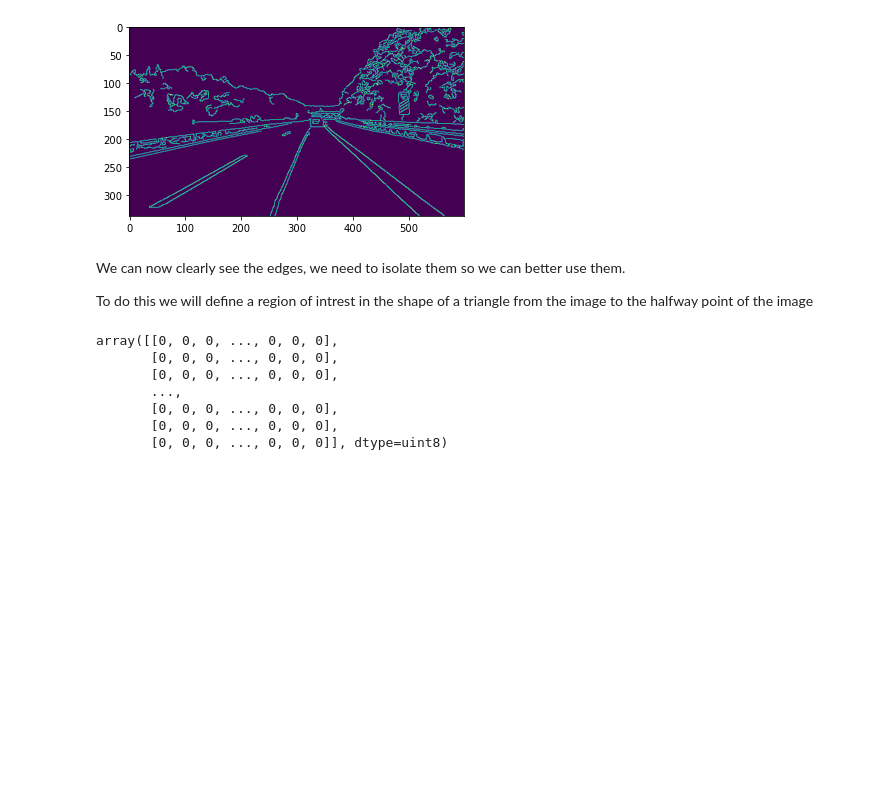
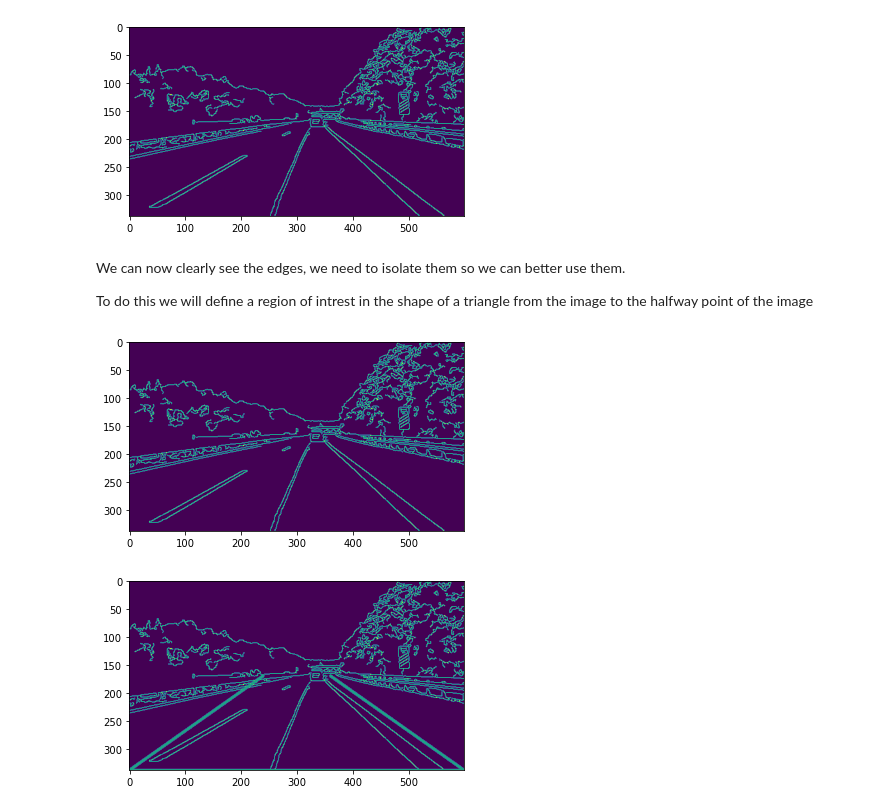
Before and after one commit to Trent-Kindvall/lane-detection, a Jupyter notebook: lane-detection.ipynb, the cells around one changed output. Saved outputs shown, nothing was run; the diff lists cells and outputs as text; code cells hidden in the pictures; blank space fills up the shorter version.

```diff
--- a/lane-detection.ipynb
+++ b/lane-detection.ipynb
@@ -55,24 +55,22 @@ plt.show()
 We can now clearly see the edges, we need to isolate them so we can better use them.
 
 To do this we will define a region of intrest in the shape of a triangle from the image to the halfway point of the image
-# %%
-def roi(image):
-    height,width = image.shape
-    top = (int(width*.5), int(height*.5))
-    triangle = np.array([
-        [(0,height),top,(width,height)]
-    ])
-    mask = np.zeros_like(image)
-    mask = cv2.fillPoly(mask, triangle, 255)
-    mask = cv2.bitwise_and(image, mask)
-    return mask
-
-roi(edge)
-# %% [output]
-array([[0, 0, 0, ..., 0, 0, 0],
-       [0, 0, 0, ..., 0, 0, 0],
-       [0, 0, 0, ..., 0, 0, 0],
-       ...,
-       [0, 0, 0, ..., 0, 0, 0],
-       [0, 0, 0, ..., 0, 0, 0],
-       [0, 0, 0, ..., 0, 0, 0]], dtype=uint8)
+# %%
+def roi(image):
+    roi_image = image.copy()
+    height, width = image.shape
+    roi_points = np.float32([
+      (int(width*0.6),int(height*0.5)), # Top-left corner
+      (int(width*1.0), int(height*1.0)), # Bottom-left corner
+      (int(width*0.0),int(height*1.0)), # Bottom-right corner
+      (int(width*0.4),int(height*0.5)) # Top-right corner
+    ])
+    return cv2.polylines(roi_image, np.int32([roi_points]), False, (147,20,255), 3)
+plt.imshow(edge)
+plt.show()
+roi = roi(edge)
+plt.imshow(roi)
+plt.show()
+# %% [output]
+[figure, added]
+[figure, added]
```
